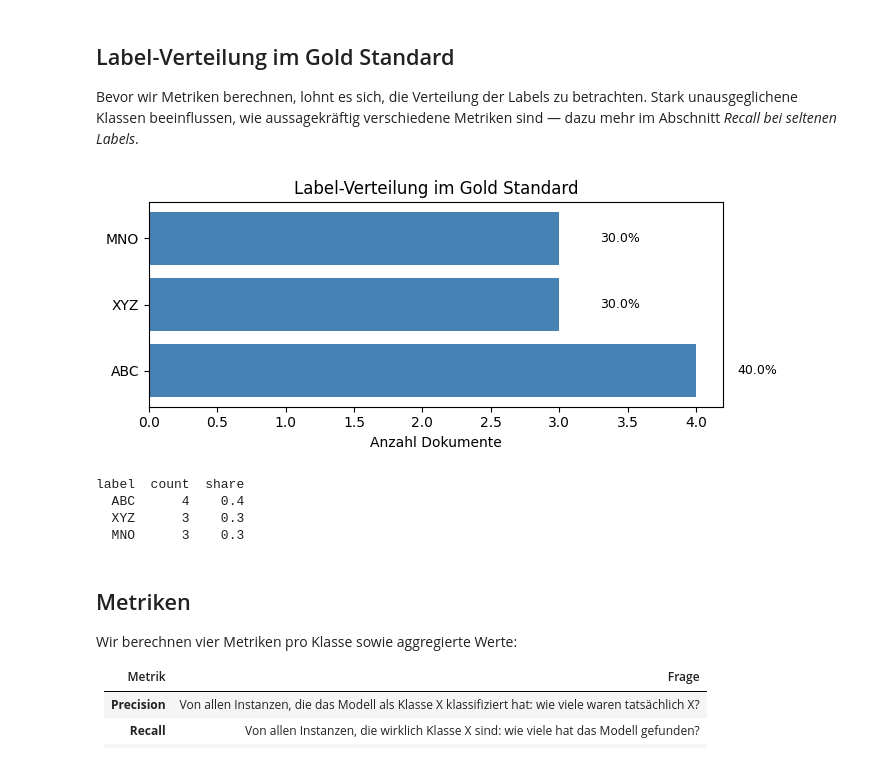
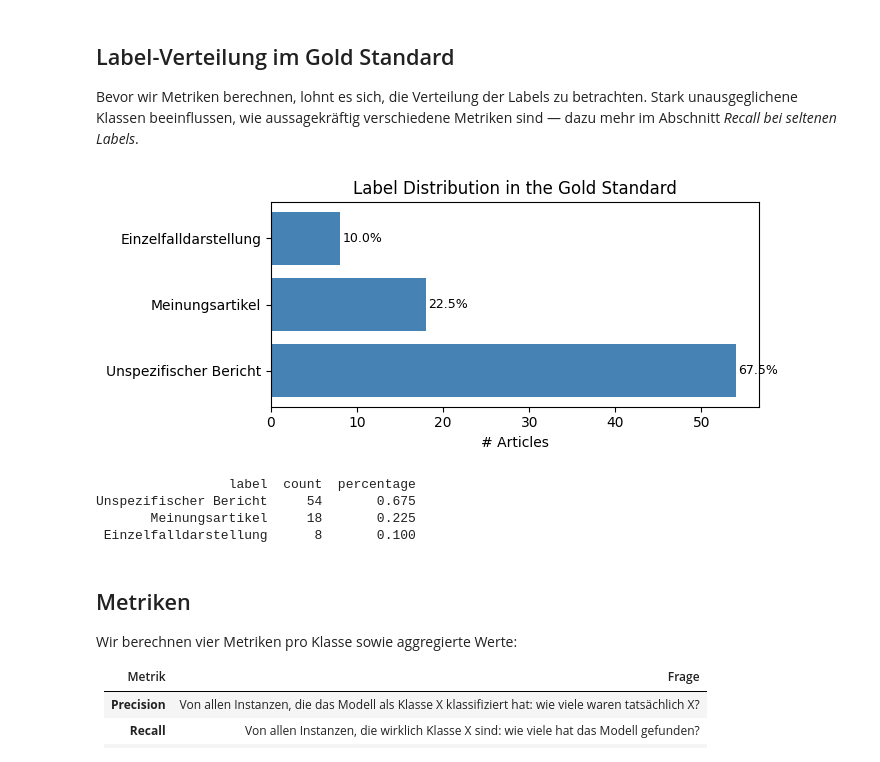
Before and after one commit to zentralbibliothek-zuerich/zblab-summerschool-2026, a Jupyter notebook: notebooks/XX_evaluation.ipynb, the cells around one changed output. Saved outputs shown, nothing was run; the diff lists cells and outputs as text; code cells hidden in the pictures.

```diff
--- a/notebooks/XX_evaluation.ipynb
+++ b/notebooks/XX_evaluation.ipynb
@@ -91,13 +80,14 @@ Predictions loaded:   10 entries
 # %%
 if not LOAD_OWN_DATA:
     # TODO: Replace with actual GitHub URLs once example files are published
-    GOLD_URL = f'https://github.com/pleyad/Summer-School-2026/raw/refs/heads/main/data/{CORPUS_NAME}.gold.csv'
-    PRED_URL = f'https://github.com/pleyad/Summer-School-2026/raw/refs/heads/main/data/{CORPUS_NAME}.predictions.csv'
+    GOLD_URL = f"https://github.com/pleyad/Summer-School-2026/raw/refs/heads/main/data/{CORPUS_NAME}.filtered.pp.label.{YOUR_NAME}.csv"
+    PRED_URL = f"https://github.com/pleyad/Summer-School-2026/raw/refs/heads/main/data/{CORPUS_NAME}.filtered.pp.label.llm.csv"
 
     print('Loading gold standard ...', end='\r')
-    gold_df = pd.read_csv(GOLD_URL)
+    gold_df = pd.read_csv(GOLD_URL, index_col="id", sep=SEPARATOR)
+
     print('Loading predictions   ...', end='\r')
-    pred_df = pd.read_csv(PRED_URL)
+    pred_df = pd.read_csv(PRED_URL, index_col="id")
 
     print(f'{"Gold standard loaded:":<21} {len(gold_df)} entries')
     print(f'{"Predictions loaded:":<21} {len(pred_df)} entries')
@@ -106,6 +96,8 @@ if not LOAD_OWN_DATA:
         print(f'\n⚠️  Warning: Gold standard and predictions have different lengths!')
         print(f'{"":>4}{"Difference:":<12} {abs(len(gold_df) - len(pred_df))} entries')
 
+    print("Gold Data")
     display(gold_df.head(3))
+    print("Predictions Data")
     display(pred_df.head(3))
 # %% [output]
@@ -119,12 +123,11 @@ Wir verbinden Gold Standard und Predictions über die `id`-Spalte. Da jede Textp
 Falls die Anzahl Dokumente vor und nach dem Merge nicht übereinstimmt, fehlt für einige IDs entweder eine Annotation oder eine Prediction.
 # %%
 eval_df = (
-    gold_df.rename(columns={'label': 'gold'})
-    .merge(pred_df.rename(columns={'label': 'pred'}), on='id', how='inner')
+    gold_df[gold_df['label'].notna()].merge(pred_df, on='id', how='inner')
 )
 
-print(f'{"Gold standard entries:":<23} {len(gold_df)}')
+print(f'{"Gold standard entries:":<23} {len(gold_df[gold_df["label"].notna()])}')
 print(f'{"Predictions entries:":<23} {len(pred_df)}')
 print(f'{"Entries after merge:":<23} {len(eval_df)}')
-display(eval_df.head(3))
+display(eval_df.head(5))
 # %% [output]
@@ -176,36 +182,36 @@ sklearn_labels = gold_label_list + ([UNKNOWN_SENTINEL] if has_unknown else [])
 
 Bevor wir Metriken berechnen, lohnt es sich, die Verteilung der Labels zu betrachten. Stark unausgeglichene Klassen beeinflussen, wie aussagekräftig verschiedene Metriken sind — dazu mehr im Abschnitt *Recall bei seltenen Labels*.
 # %%
-freq = (
-    eval_df['gold']
+label_freq = (
+    eval_df["label"]
     .value_counts()
-    .rename_axis('label')
-    .reset_index(name='count')
+    .rename_axis("label")
+    .reset_index(name="count")
 )
-freq['share'] = freq['count'] / freq['count'].sum()
+label_freq["percentage"] = label_freq["count"] / label_freq["count"].sum()
 
-fig, ax = plt.subplots(figsize=(7, max(3, len(freq) * 0.6)))
-bars = ax.barh(freq['label'], freq['count'], color='steelblue')
-for bar, share in zip(bars, freq['share']):
+fig, ax = plt.subplots(figsize=(7, max(3, len(label_freq) * 0.6)))
+bars = ax.barh(label_freq["label"], label_freq["count"], color="steelblue")
+for bar, percentage in zip(bars, label_freq["percentage"]):
     ax.text(
         bar.get_width() + 0.3,
         bar.get_y() + bar.get_height() / 2,
-        f'{share:.1%}',
-        va='center',
+        f"{percentage:.1%}",
+        va="center",
         fontsize=9,
     )
-ax.set_xlabel('Anzahl Dokumente')
-ax.set_title('Label-Verteilung im Gold Standard')
+ax.set_xlabel("# Articles")
+ax.set_title("Label Distribution in the Gold Standard")
 plt.tight_layout()
 plt.show()
 
-print(freq.to_string(index=False))
+print(label_freq.to_string(index=False))
 # %% [output]
-[figure, old version]
+[figure, new version]
-label  count  share
-  ABC      4    0.4
-  XYZ      3    0.3
-  MNO      3    0.3
+                 label  count  percentage
+Unspezifischer Bericht     54       0.675
+       Meinungsartikel     18       0.225
+ Einzelfalldarstellung      8       0.100
 # %% [markdown]
 ## Metriken
 
```
Also changed, not shown: parts of 9 cells of this notebook.
